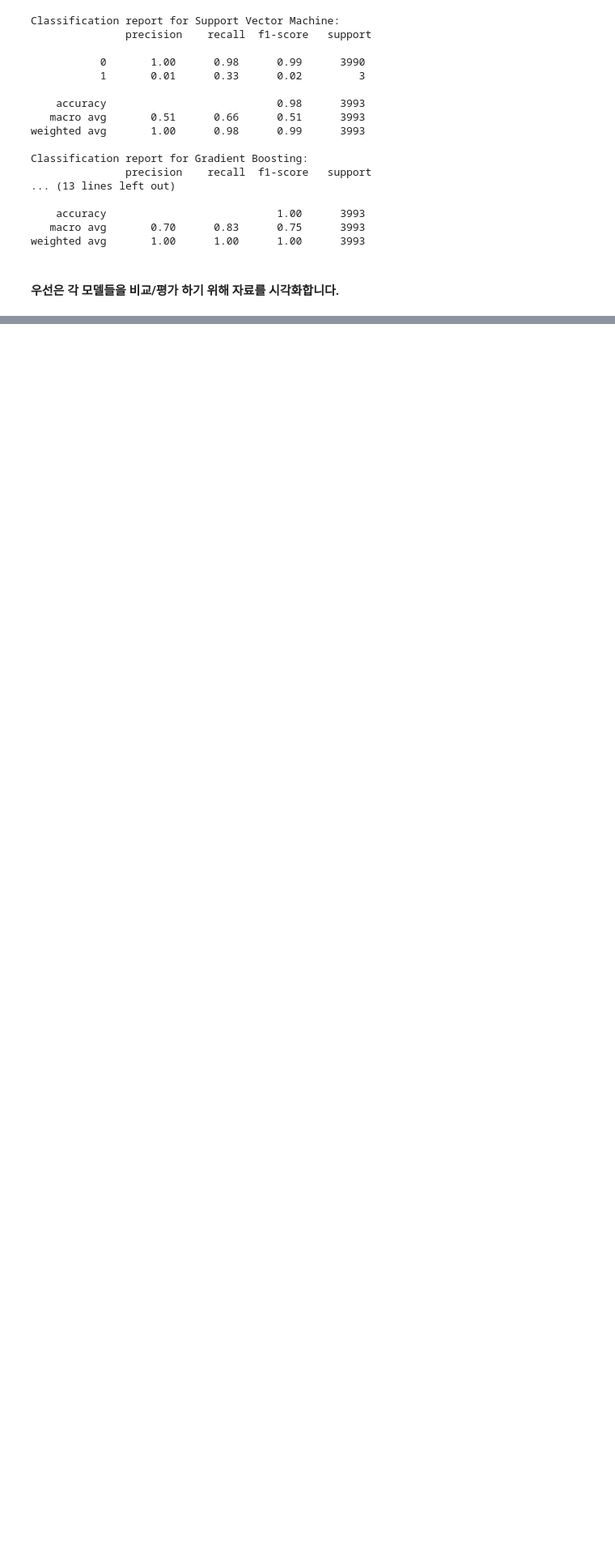
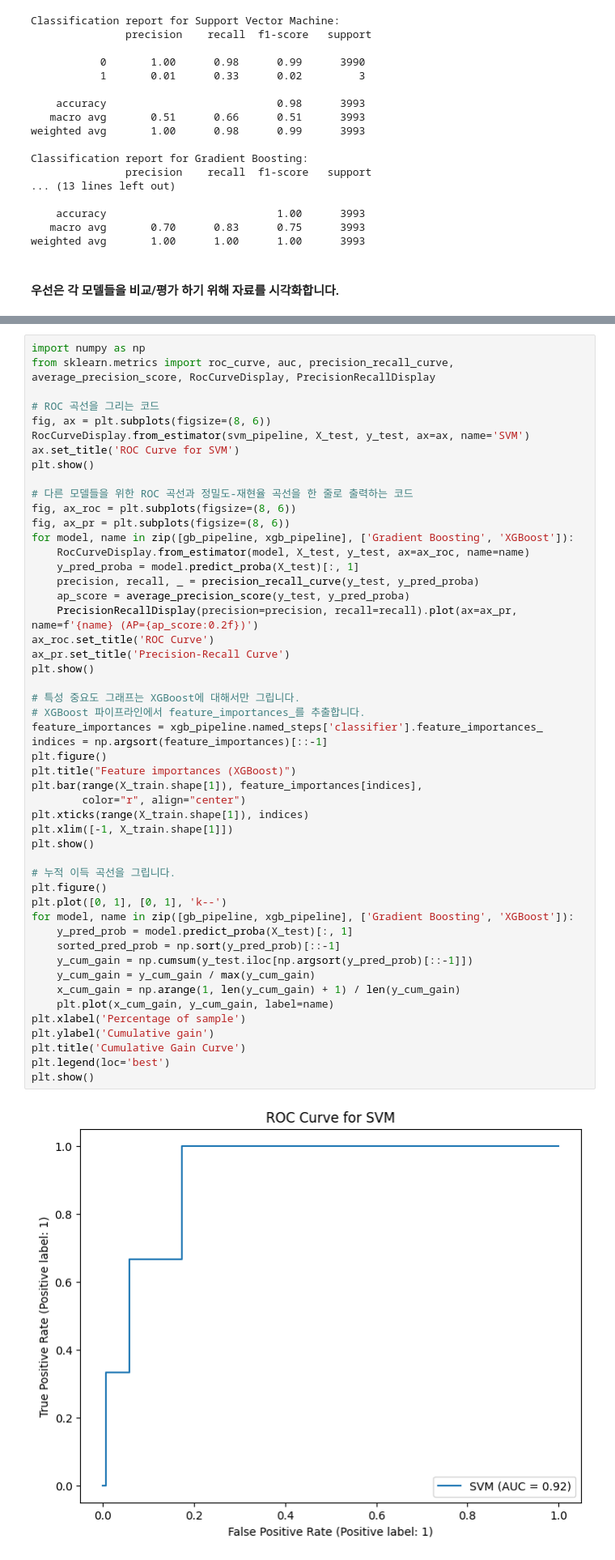
Before and after one commit to pixelwizard2/GuardianPay---Protecting-Against-Lost-Card-and-Copied-Card-Transactions, a Jupyter notebook: GuardianPay_code_(한국어).ipynb, the cells around one changed output, grey strips where cells are left out. Shown at 81% size. Cells and saved outputs as stored; diff of their text form; blank space fills up the shorter version.

```diff
--- a/GuardianPay_code_(한국어).ipynb
+++ b/GuardianPay_code_(한국어).ipynb
@@ -609,0 +620,52 @@ plt.show()
+# %%
+import numpy as np
+from sklearn.metrics import roc_curve, auc, precision_recall_curve, average_precision_score, RocCurveDisplay, PrecisionRecallDisplay
+
+# ROC 곡선을 그리는 코드
+fig, ax = plt.subplots(figsize=(8, 6))
+RocCurveDisplay.from_estimator(svm_pipeline, X_test, y_test, ax=ax, name='SVM')
+ax.set_title('ROC Curve for SVM')
+plt.show()
+
+# 다른 모델들을 위한 ROC 곡선과 정밀도-재현율 곡선을 한 줄로 출력하는 코드
+fig, ax_roc = plt.subplots(figsize=(8, 6))
+fig, ax_pr = plt.subplots(figsize=(8, 6))
+for model, name in zip([gb_pipeline, xgb_pipeline], ['Gradient Boosting', 'XGBoost']):
+    RocCurveDisplay.from_estimator(model, X_test, y_test, ax=ax_roc, name=name)
+    y_pred_proba = model.predict_proba(X_test)[:, 1]
+    precision, recall, _ = precision_recall_curve(y_test, y_pred_proba)
+    ap_score = average_precision_score(y_test, y_pred_proba)
+    PrecisionRecallDisplay(precision=precision, recall=recall).plot(ax=ax_pr, name=f'{name} (AP={ap_score:0.2f})')
+ax_roc.set_title('ROC Curve')
+ax_pr.set_title('Precision-Recall Curve')
+plt.show()
+
+# 특성 중요도 그래프는 XGBoost에 대해서만 그립니다.
+# XGBoost 파이프라인에서 feature_importances_를 추출합니다.
+feature_importances = xgb_pipeline.named_steps['classifier'].feature_importances_
+indices = np.argsort(feature_importances)[::-1]
+plt.figure()
+plt.title("Feature importances (XGBoost)")
+plt.bar(range(X_train.shape[1]), feature_importances[indices],
+        color="r", align="center")
+plt.xticks(range(X_train.shape[1]), indices)
+plt.xlim([-1, X_train.shape[1]])
+plt.show()
+
+# 누적 이득 곡선을 그립니다.
+plt.figure()
+plt.plot([0, 1], [0, 1], 'k--')
+for model, name in zip([gb_pipeline, xgb_pipeline], ['Gradient Boosting', 'XGBoost']):
+    y_pred_prob = model.predict_proba(X_test)[:, 1]
+    sorted_pred_prob = np.sort(y_pred_prob)[::-1]
+    y_cum_gain = np.cumsum(y_test.iloc[np.argsort(y_pred_prob)[::-1]])
+    y_cum_gain = y_cum_gain / max(y_cum_gain)
+    x_cum_gain = np.arange(1, len(y_cum_gain) + 1) / len(y_cum_gain)
+    plt.plot(x_cum_gain, y_cum_gain, label=name)
+plt.xlabel('Percentage of sample')
+plt.ylabel('Cumulative gain')
+plt.title('Cumulative Gain Curve')
+plt.legend(loc='best')
+plt.show()
+# %% [output]
+[figure, added]
```
Also changed, not shown: parts of 2 cells of this notebook.
